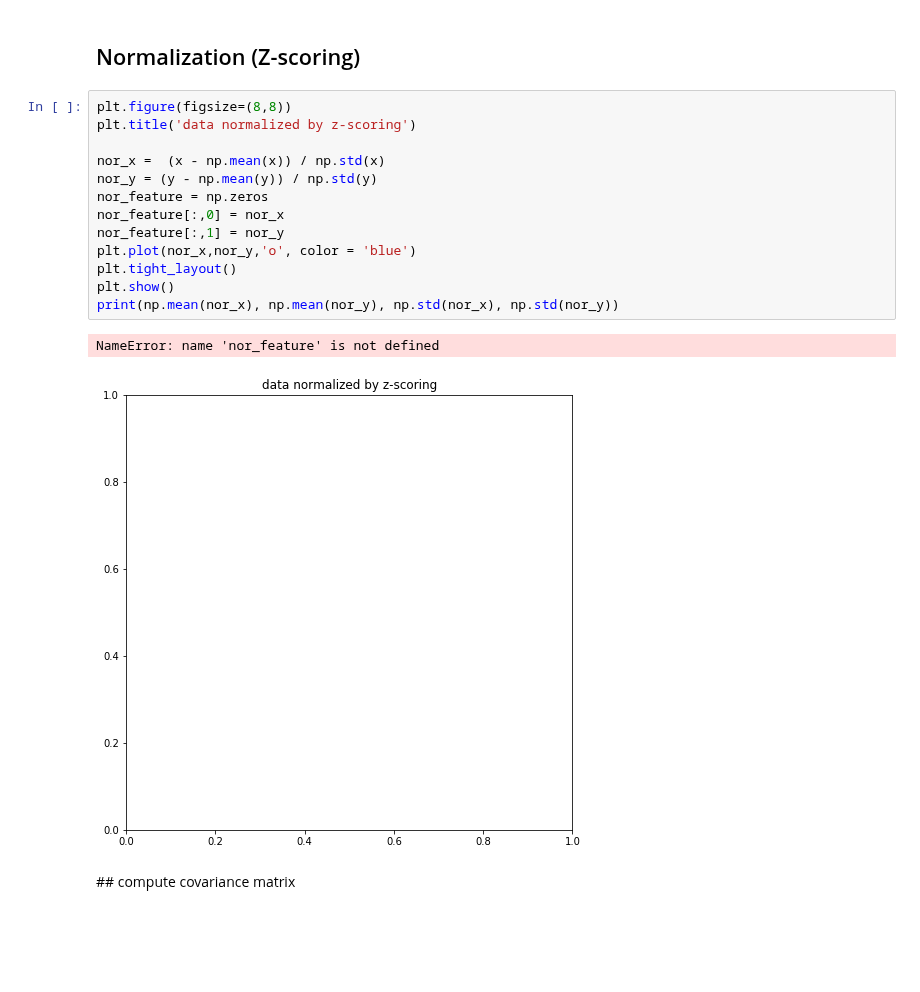
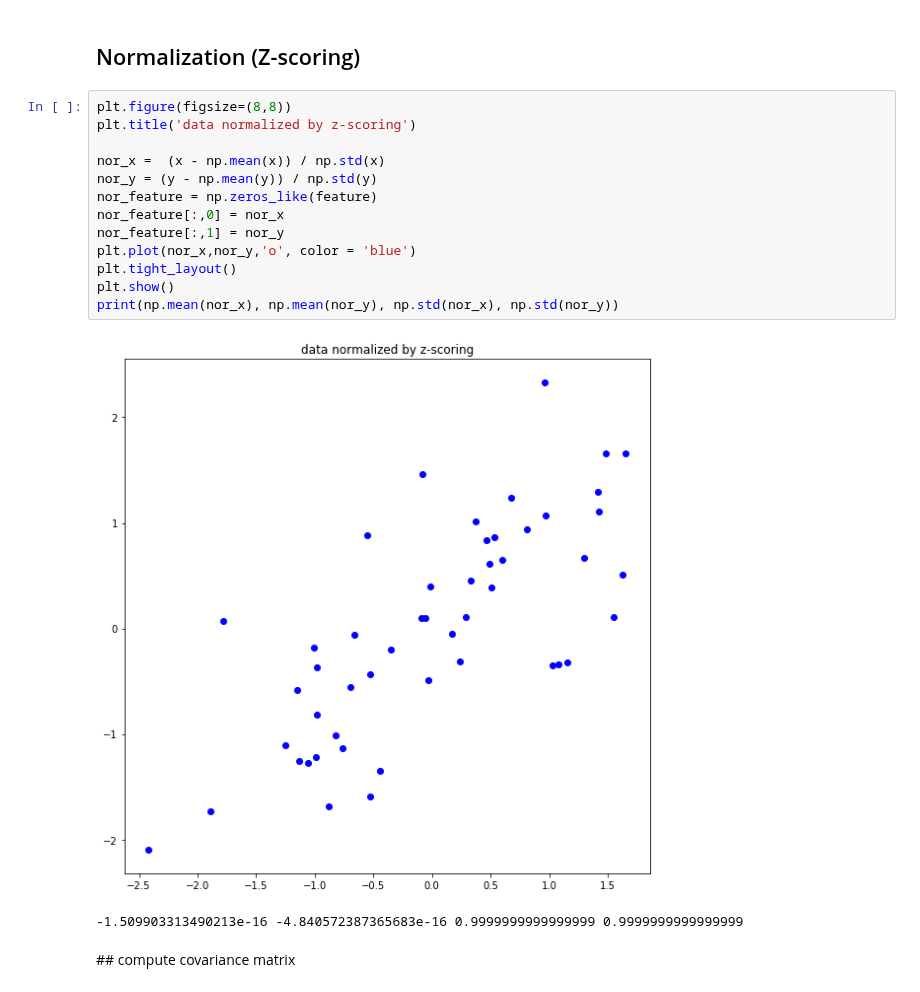
Before and after one commit to caumannerman/assignment-machine-learning, a Jupyter notebook: assignment_12.ipynb, the cells around one changed output. Cells and saved outputs as stored; diff of their text form; blank space fills up the shorter version.

```diff
--- a/assignment_12.ipynb
+++ b/assignment_12.ipynb
@@ -39,19 +39,19 @@ plt.show()
 # %%
 plt.figure(figsize=(8,8))
 plt.title('data normalized by z-scoring')
 
 nor_x =  (x - np.mean(x)) / np.std(x)
 nor_y = (y - np.mean(y)) / np.std(y)
-nor_feature = np.zeros
+nor_feature = np.zeros_like(feature)
 nor_feature[:,0] = nor_x
 nor_feature[:,1] = nor_y
 plt.plot(nor_x,nor_y,'o', color = 'blue')
 plt.tight_layout()
 plt.show()
 print(np.mean(nor_x), np.mean(nor_y), np.std(nor_x), np.std(nor_y))
 # %% [output]
+[figure, new version]
-NameError: name 'nor_feature' is not defined
+-1.509903313490213e-16 -4.840572387365683e-16 0.9999999999999999 0.9999999999999999
-[figure, old version]
 # %% [markdown]
 ## compute covariance matrix
 # %%
```
Also changed, not shown: parts of 4 cells of this notebook.
